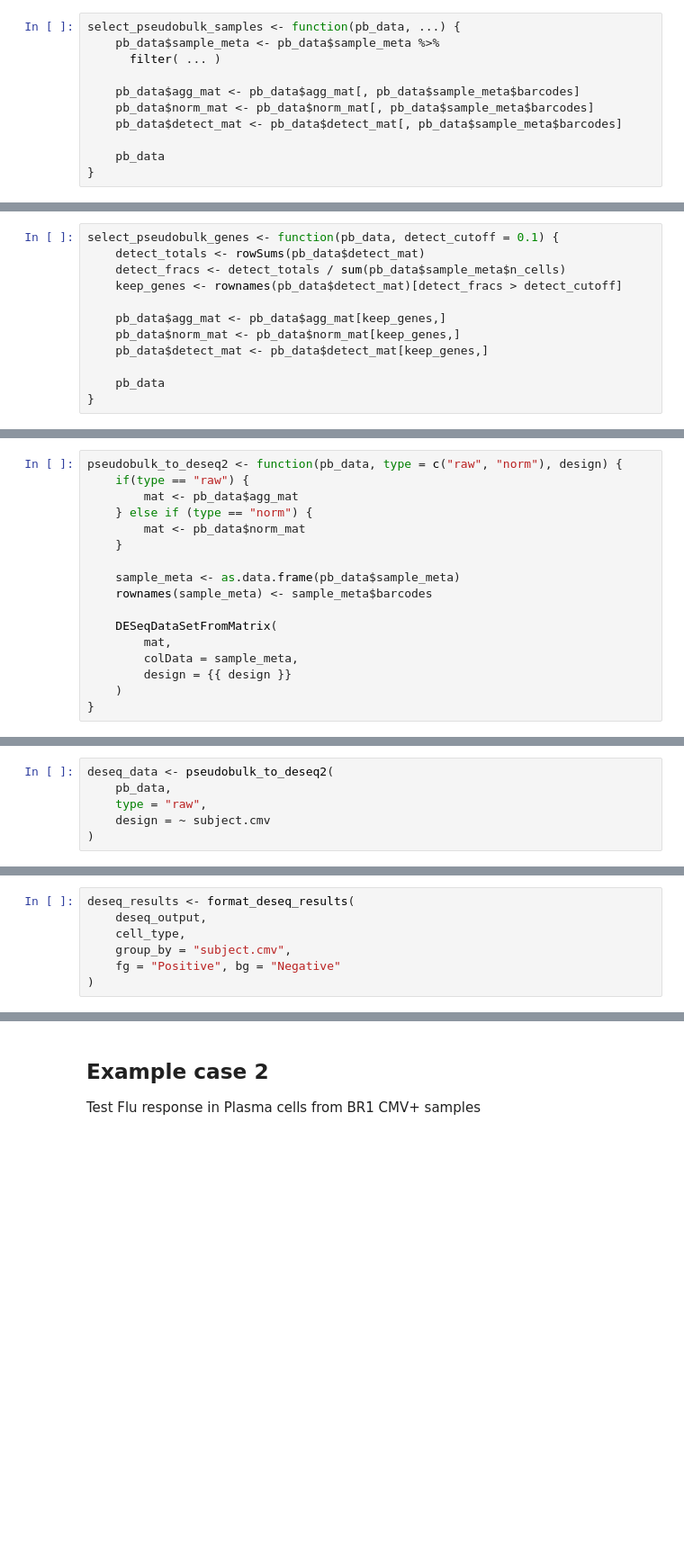
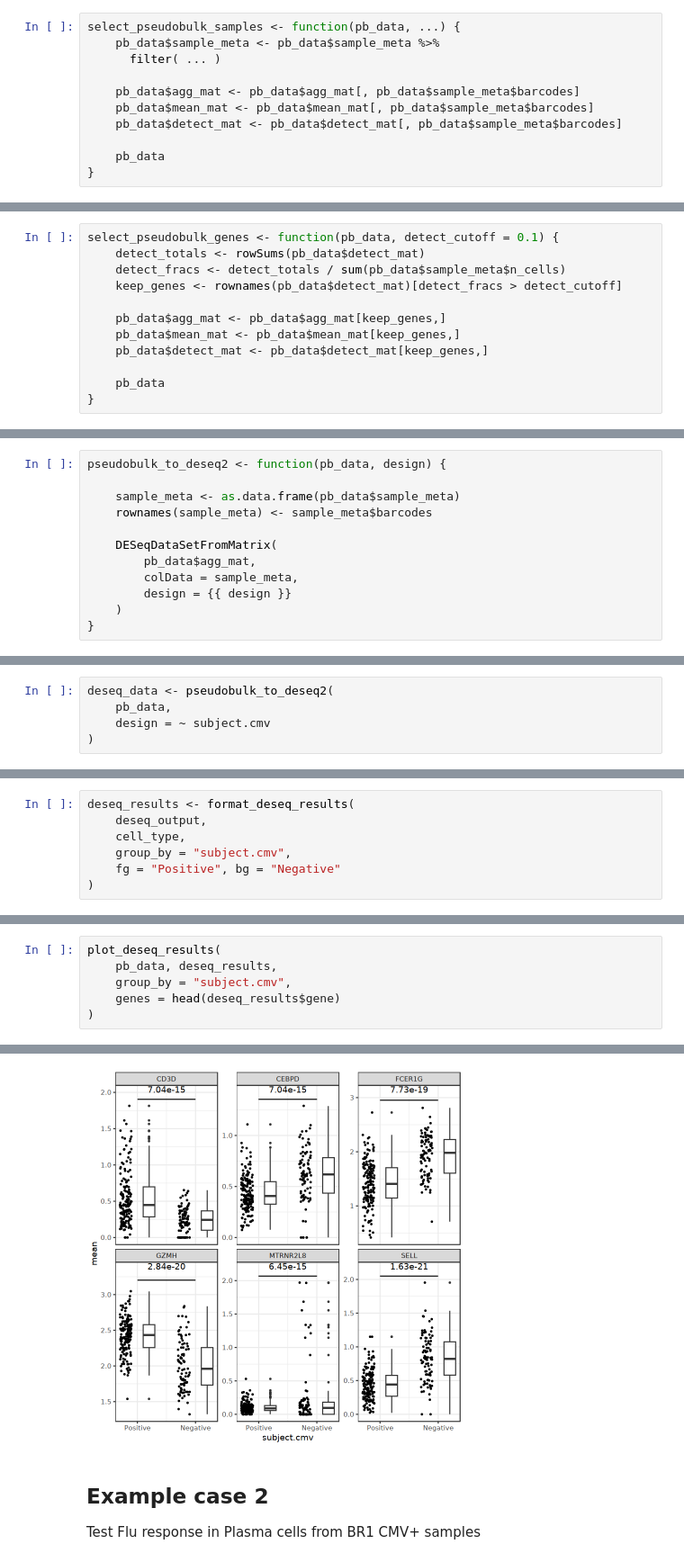
Before and after one commit to aifimmunology/sound-life-scrna-analysis, a Jupyter notebook: scrna-seq_analysis/03-data-assembly/XX-R_example_pseudobulk_selection.ipynb, the cells around one changed output, grey strips where cells are left out. Shown at 90% size. Saved outputs shown, nothing was run; the diff lists cells and outputs as text; blank space fills up the shorter version.

Commit message:
updated pseudobulk with mean values; updated l3 myeloid review notebook

```diff
--- a/scrna-seq_analysis/03-data-assembly/XX-R_example_pseudobulk_selection.ipynb
+++ b/scrna-seq_analysis/03-data-assembly/XX-R_example_pseudobulk_selection.ipynb
@@ -21,7 +24,7 @@ select_pseudobulk_samples <- function(pb_data, ...) {
       filter( ... )
 
     pb_data$agg_mat <- pb_data$agg_mat[, pb_data$sample_meta$barcodes]
-    pb_data$norm_mat <- pb_data$norm_mat[, pb_data$sample_meta$barcodes]
+    pb_data$mean_mat <- pb_data$mean_mat[, pb_data$sample_meta$barcodes]
     pb_data$detect_mat <- pb_data$detect_mat[, pb_data$sample_meta$barcodes]
 
     pb_data
@@ -35,7 +38,7 @@ select_pseudobulk_genes <- function(pb_data, detect_cutoff = 0.1) {
     keep_genes <- rownames(pb_data$detect_mat)[detect_fracs > detect_cutoff]
 
     pb_data$agg_mat <- pb_data$agg_mat[keep_genes,]
-    pb_data$norm_mat <- pb_data$norm_mat[keep_genes,]
+    pb_data$mean_mat <- pb_data$mean_mat[keep_genes,]
     pb_data$detect_mat <- pb_data$detect_mat[keep_genes,]
 
     pb_data
@@ -43,18 +46,13 @@ select_pseudobulk_genes <- function(pb_data, detect_cutoff = 0.1) {
 # %% [markdown]
 ## Conversion to DESeqDataSet format
 # %%
-pseudobulk_to_deseq2 <- function(pb_data, type = c("raw", "norm"), design) {
-    if(type == "raw") {
-        mat <- pb_data$agg_mat
-    } else if (type == "norm") {
-        mat <- pb_data$norm_mat
-    }
+pseudobulk_to_deseq2 <- function(pb_data, design) {
 
     sample_meta <- as.data.frame(pb_data$sample_meta)
     rownames(sample_meta) <- sample_meta$barcodes
 
     DESeqDataSetFromMatrix(
-        mat,
+        pb_data$agg_mat,
         colData = sample_meta,
         design = {{ design }}
     )
@@ -134,7 +206,6 @@ Convert to DESeq2 object with design
 # %%
 deseq_data <- pseudobulk_to_deseq2(
     pb_data,
-    type = "raw",
     design = ~ subject.cmv
 )
 # %% [output]
@@ -181,0 +255,7 @@ A data.frame: 6 × 13
+# %%
+plot_deseq_results(
+    pb_data, deseq_results,
+    group_by = "subject.cmv",
+    genes = head(deseq_results$gene)
+)
+# %% [output]
@@ -182,3 +263,4 @@ A data.frame: 6 × 13
+[figure, added]
 # %% [markdown]
 ## Example case 2
 
```
Also changed, not shown: parts of 13 cells of this notebook, 2 other files.
